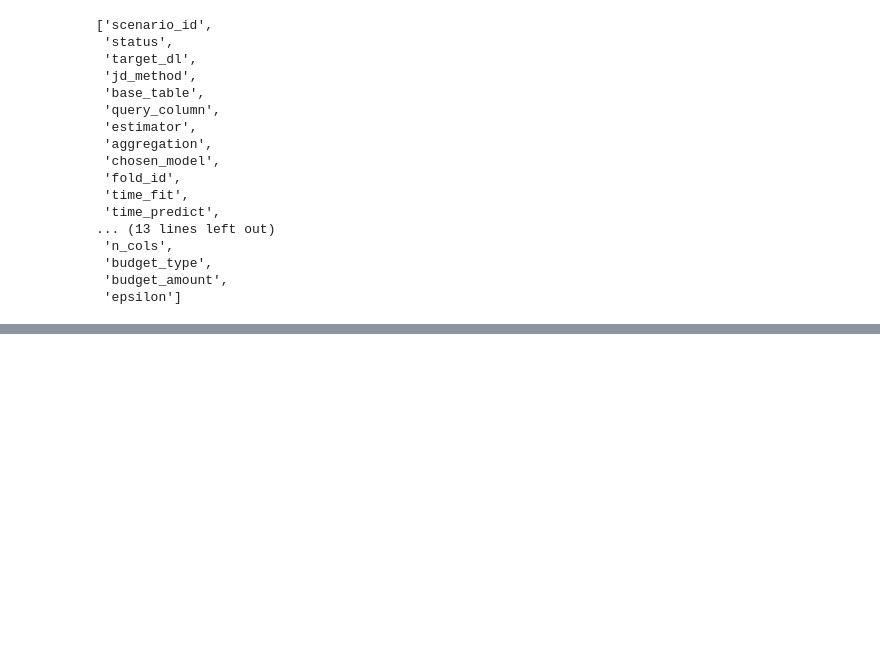
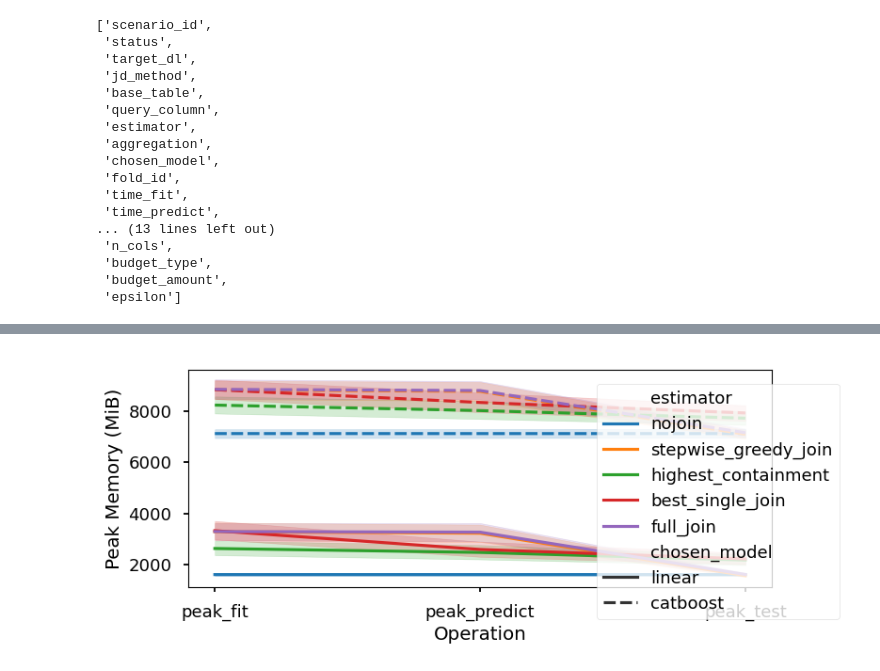
Before and after one commit to rcap107/retrieve-merge-predict, a Jupyter notebook: notebooks/Plot time spent in sections.ipynb, the cells around one changed output, grey strips where cells are left out. Saved outputs shown, nothing was run; the diff lists cells and outputs as text; code cells hidden in the pictures; blank space fills up the shorter version.

```diff
--- a/notebooks/Plot time spent in sections.ipynb
+++ b/notebooks/Plot time spent in sections.ipynb
@@ -150,0 +155,21 @@ time_prepare
+# %%
+df_mem = df_raw.select(
+    pl.col("estimator"),
+    pl.col("chosen_model"),
+    pl.col("peak_fit"),
+    pl.col("peak_predict"),
+    pl.col("peak_test"),
+).melt(id_vars=["estimator", "chosen_model"])
+# %%
+fig, ax = plt.subplots(figsize=(8,3))
+ax = sns.lineplot(data=df_mem, x="variable", y="value", hue="estimator", style="chosen_model", legend="brief")
+ax.set_ylabel("Peak Memory (MiB)")
+ax.set_xlabel("Operation")
+h,l = ax.get_legend_handles_labels()
+ax.get_legend().remove()
+fig.legend(h, l,
+           loc="outside right"
+           )
+fig.savefig("images/peak_memory.png")
+# %% [output]
+[figure, added]
```
Also changed, not shown: parts of 6 cells of this notebook.
